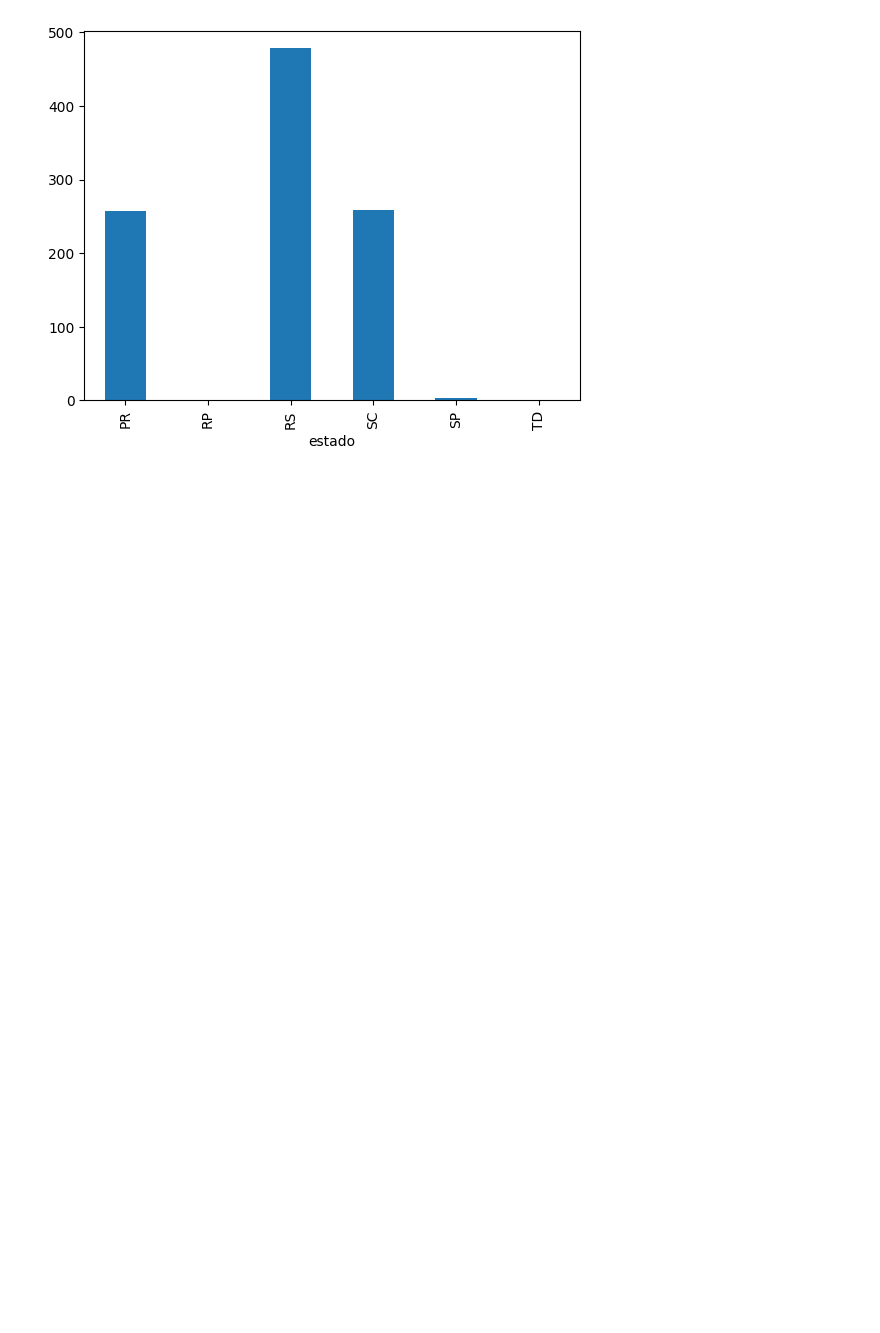
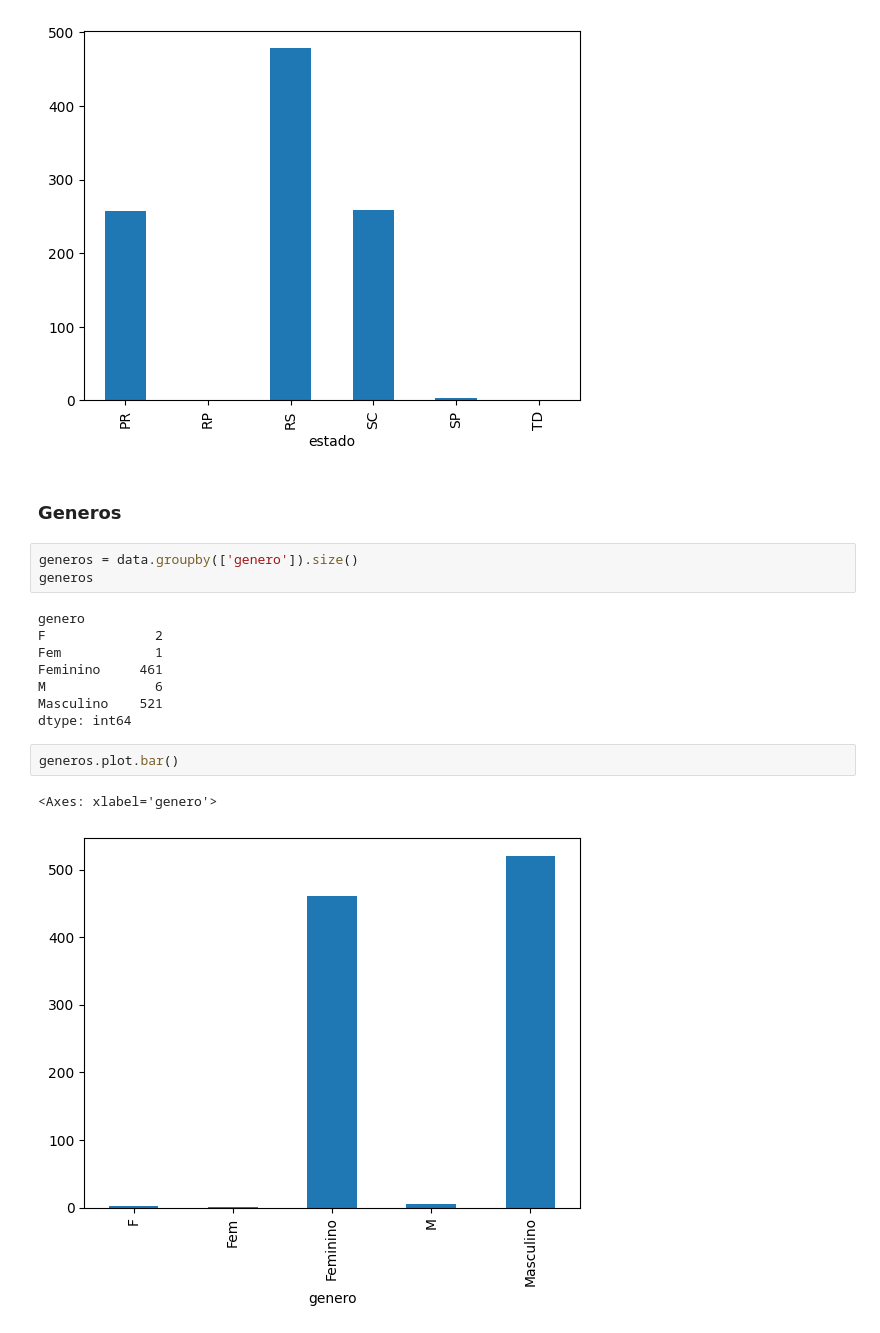
Before and after one commit to glaucoSapucaia/DataScienceStudies, a Jupyter notebook: python_data_science/tratamento_dados/primeiros_testes.ipynb, the cells around one changed output. Cells and saved outputs as stored; diff of their text form; blank space fills up the shorter version.

```diff
--- a/python_data_science/tratamento_dados/primeiros_testes.ipynb
+++ b/python_data_science/tratamento_dados/primeiros_testes.ipynb
@@ -56,3 +75,21 @@ estados.plot.bar()
 # %% [output]
 <Axes: xlabel='estado'>
 [figure]
+# %% [markdown]
+### Generos
+# %%
+generos = data.groupby(['genero']).size()
+generos
+# %% [output]
+genero
+F              2
+Fem            1
+Feminino     461
+M              6
+Masculino    521
+dtype: int64
+# %%
+generos.plot.bar()
+# %% [output]
+<Axes: xlabel='genero'>
+[figure, added]
```
Also changed, not shown: parts of 20 cells of this notebook, 2 other files.
